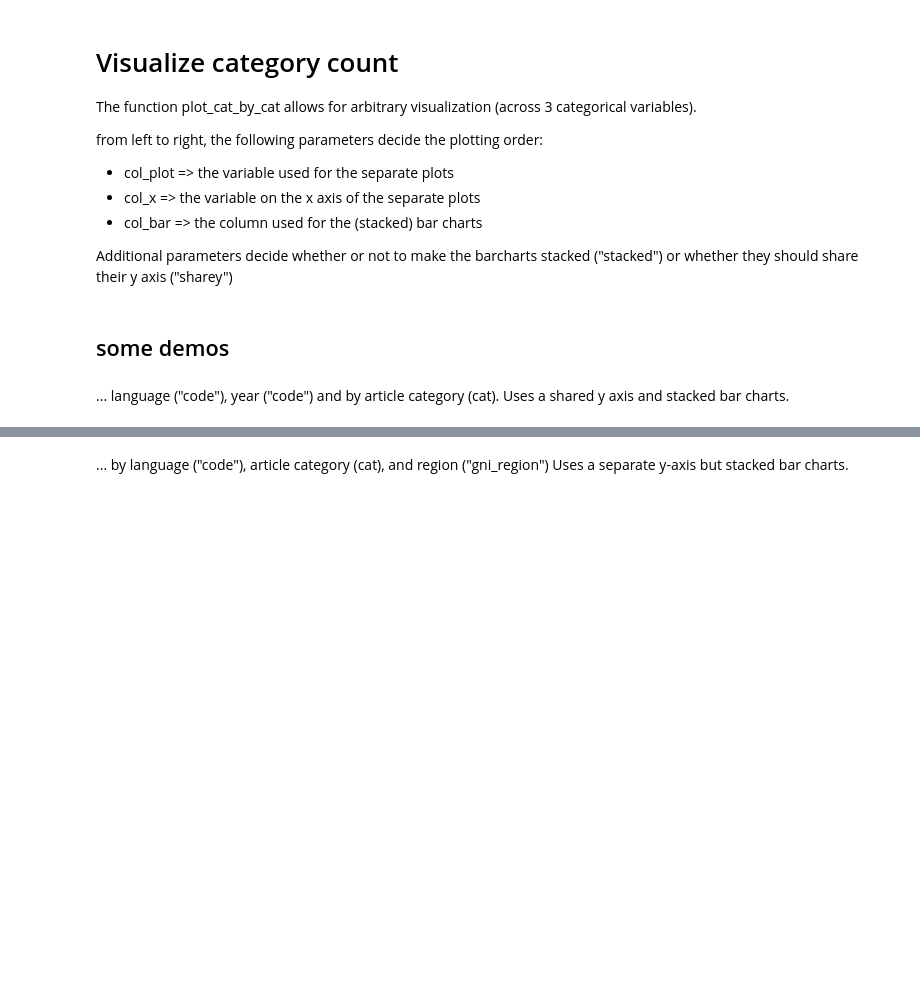
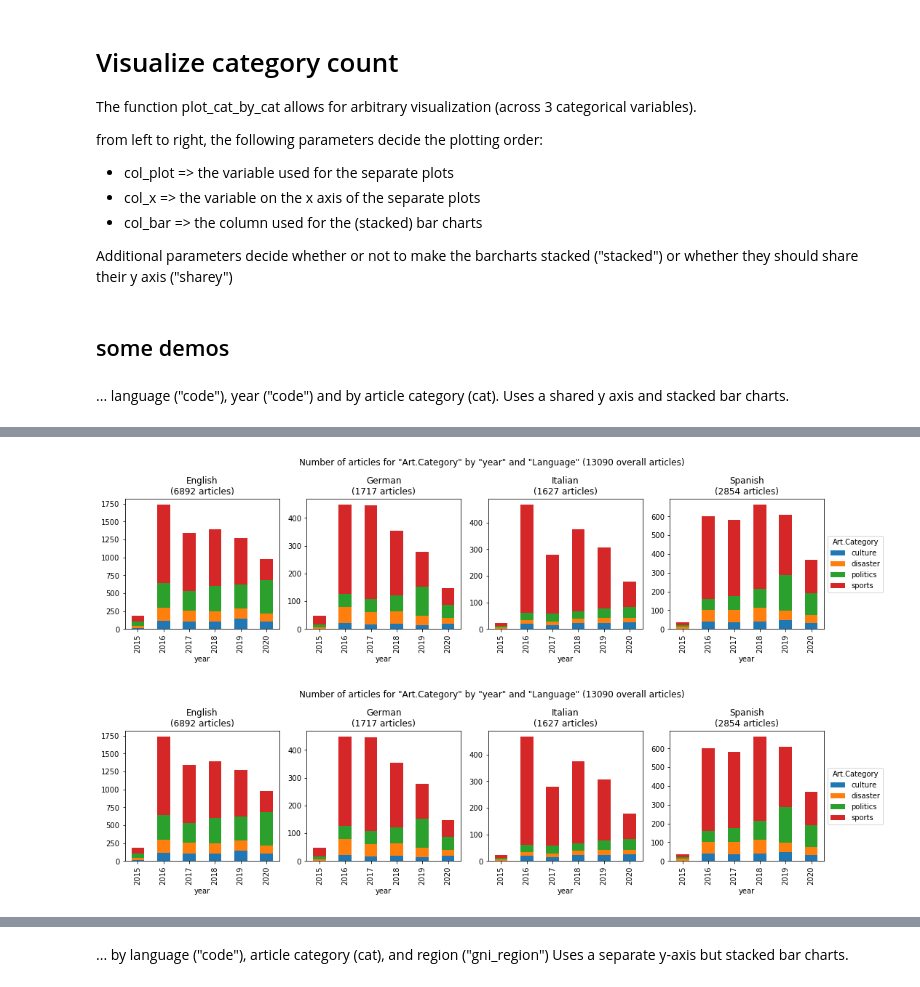
Before and after one commit to ruptho/wiki-event-bias, a Jupyter notebook: category_analysis.ipynb, the cells around one changed output, grey strips where cells are left out. Cells and saved outputs as stored; diff of their text form; code cells hidden in the pictures; blank space fills up the shorter version.

```diff
--- a/category_analysis.ipynb
+++ b/category_analysis.ipynb
@@ -31,3 +15,5 @@ df_crawled.head()
+# %%
+df_crawled = pd.read_csv('events/new/processed_0_manually_with_wikiviews.csv').drop_duplicates()
 # %% [markdown]
 # Visualize category count
 The function plot_cat_by_cat allows for arbitrary visualization (across 3 categorical variables).
@@ -50,0 +57,7 @@ Uses a shared y axis and stacked bar charts.
+# %%
+#rc('font',**{'family':'sans-serif','sans-serif':['Liberation Mono']})
+#rc('text', usetex=False)
+plot_cat_by_cat_variable(df_filtered, col_plot='code', col_x='year', col_bar='cat', stacked=True, sharey=False)
+# %% [output]
+[figure, added]
+[figure, added]
```
Also changed, not shown: parts of 12 cells of this notebook, 35 other files.
